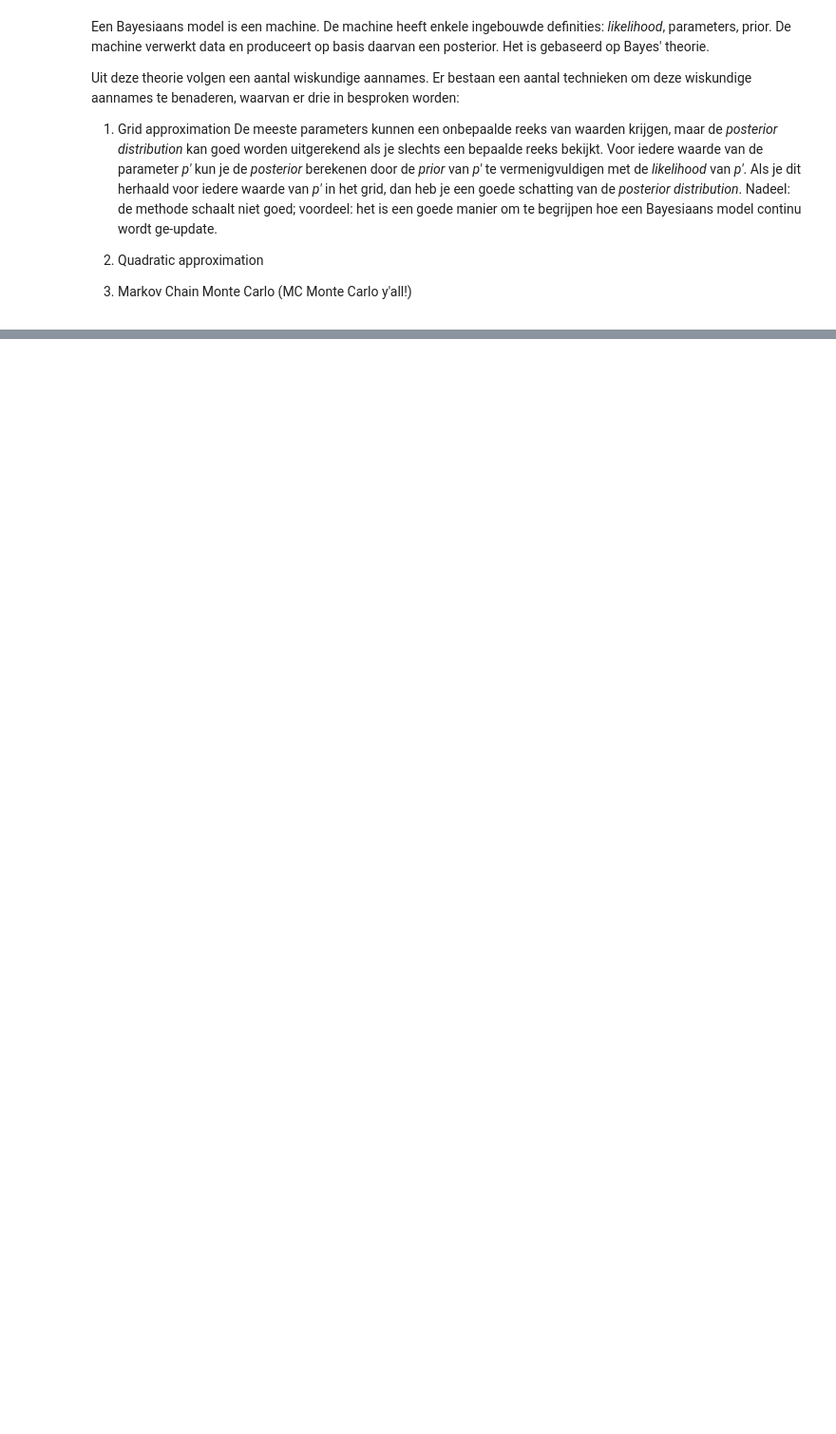
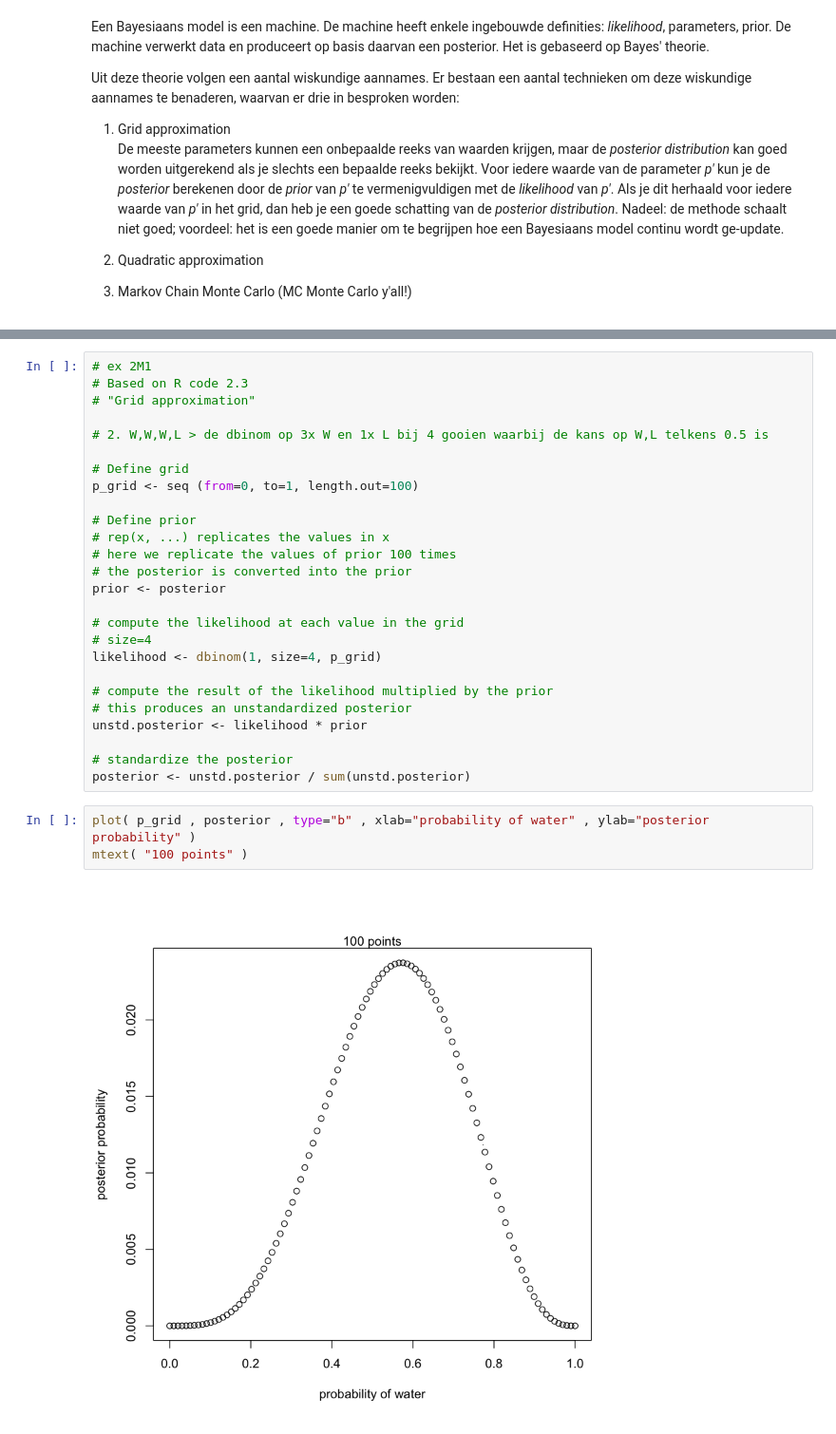
Before and after one commit to bleekere/rethinking, a Jupyter notebook: workspace-rethinking.ipynb, the cells around one changed output, grey strips where cells are left out. Shown at 95% size. Saved outputs shown, nothing was run; the diff lists cells and outputs as text; blank space fills up the shorter version.

```diff
--- a/workspace-rethinking.ipynb
+++ b/workspace-rethinking.ipynb
@@ -185,0 +274,31 @@ mtext( "100 points" )
+# %%
+# ex 2M1
+# Based on R code 2.3
+# "Grid approximation"
+
+# 2. W,W,W,L > de dbinom op 3x W en 1x L bij 4 gooien waarbij de kans op W,L telkens 0.5 is
+
+# Define grid
+p_grid <- seq (from=0, to=1, length.out=100)
+
+# Define prior
+# rep(x, ...) replicates the values in x
+# here we replicate the values of prior 100 times
+# the posterior is converted into the prior
+prior <- posterior
+
+# compute the likelihood at each value in the grid
+# size=4
+likelihood <- dbinom(1, size=4, p_grid)
+
+# compute the result of the likelihood multiplied by the prior
+# this produces an unstandardized posterior
+unstd.posterior <- likelihood * prior
+
+# standardize the posterior
+posterior <- unstd.posterior / sum(unstd.posterior)
+# %%
+plot( p_grid , posterior , type="b" , xlab="probability of water" , ylab="posterior probability" )
+mtext( "100 points" )
+# %% [output]
+[figure, added]
```
Also changed, not shown: parts of 15 cells of this notebook, 1 other file.
